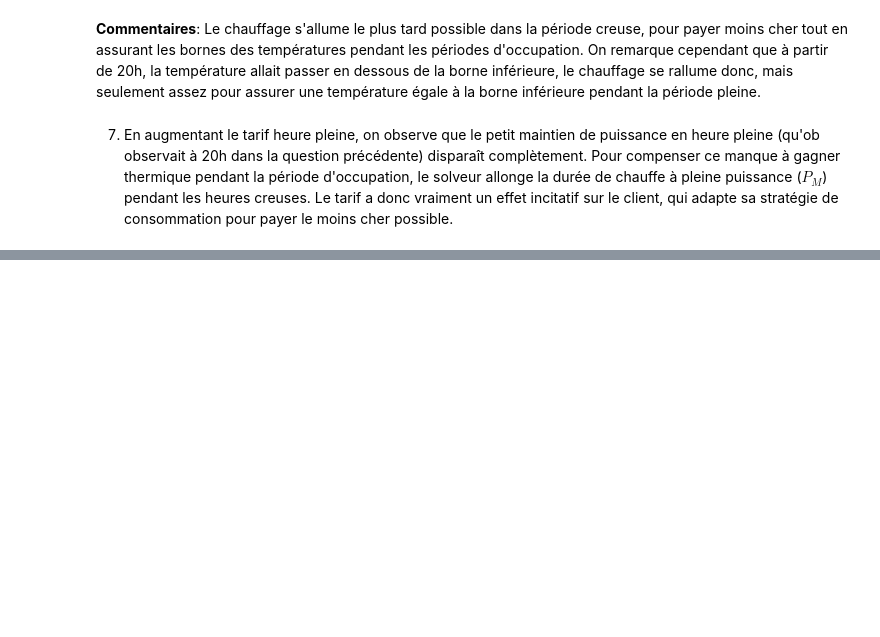
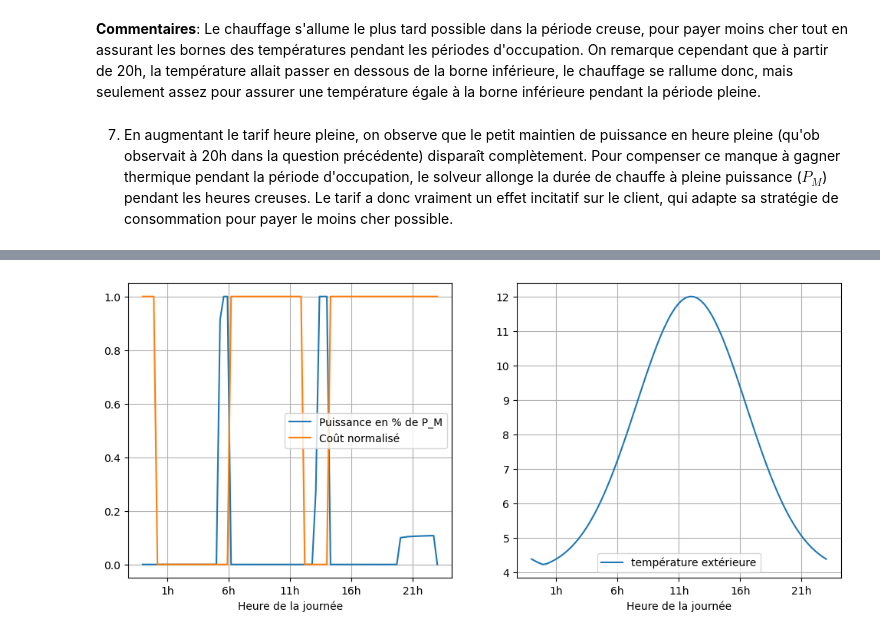
Before and after one commit to Martinks28/Projet-optim, a Jupyter notebook: Projet.ipynb, the cells around one changed output, grey strips where cells are left out. Cells and saved outputs as stored; diff of their text form; code cells hidden in the pictures; blank space fills up the shorter version.

```diff
--- a/Projet.ipynb
+++ b/Projet.ipynb
@@ -224,0 +508,21 @@ __Commentaires__: Le chauffage s'allume le plus tard possible dans la période c
+# %%
+#logement 2
+
+cost_normalized = [(cost[i]-c_cr)/(c_pl-c_cr) for i in range(len(cost))]
+tempext = [temp_ext(t) for t in time_axis]
+
+fig, axs = plt.subplots(nrows=1, ncols=2, figsize=(12, 5))
+axs[0].plot(time_axis, Puissance_sol2/P_M, label="Puissance en % de P_M")
+axs[0].plot(time_axis, cost_normalized, label = "Coût normalisé")
+axs[1].plot(time_axis, tempext, label = "température extérieure")
+
+
+for ax in axs:
+    ax.xaxis.set_major_formatter(ticker.FuncFormatter(format_func))
+    ax.set_xlabel("Heure de la journée")
+    ax.grid()
+    ax.legend()
+
+plt.show()
+# %% [output]
+[figure, added]
```
Also changed, not shown: parts of 15 cells of this notebook.
